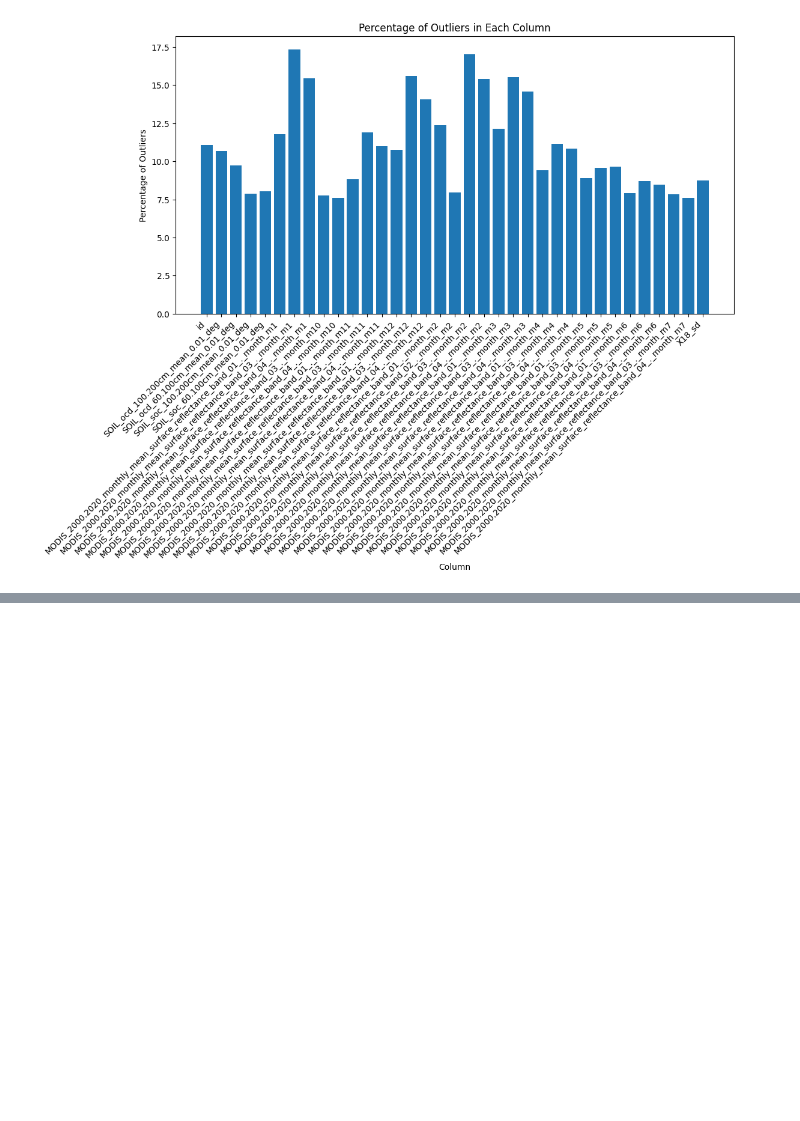
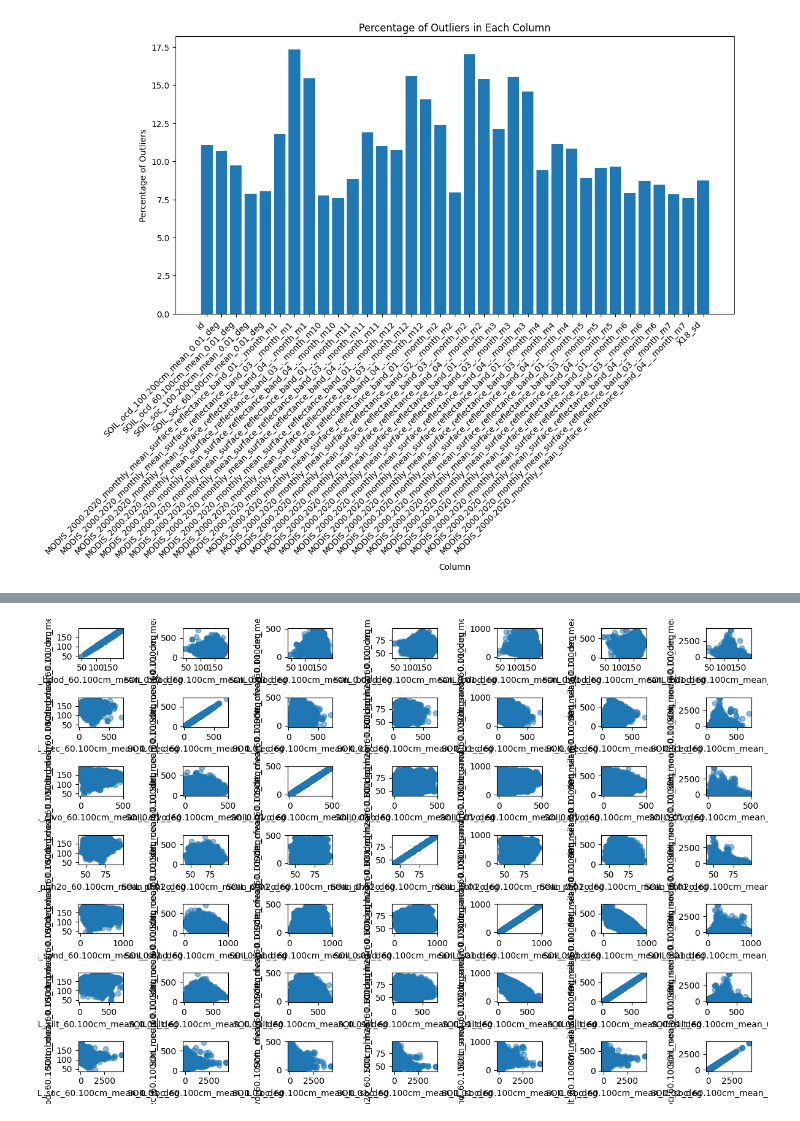
Before and after one commit to BEMiklos/PlantTraits2024, a Jupyter notebook: Dataprep/dataprep.ipynb, the cells around one changed output, grey strips where cells are left out. Saved outputs shown, nothing was run; the diff lists cells and outputs as text; code cells hidden in the pictures; blank space fills up the shorter version.

```diff
--- a/Dataprep/dataprep.ipynb
+++ b/Dataprep/dataprep.ipynb
@@ -164,0 +201,21 @@ TypeError: _parse_args() missing 1 required positional argument: 'a'
+# %%
+# Specify the columns for joint distribution
+columns_for_joint_distribution = [
+    'SOIL_bdod_60.100cm_mean_0.01_deg','SOIL_cec_60.100cm_mean_0.01_deg', 'SOIL_cfvo_60.100cm_mean_0.01_deg',
+    #'SOIL_clay_60.100cm_mean_0.01_deg', 'SOIL_nitrogen_60.100cm_mean_0.01_deg', 'SOIL_ocd_60.100cm_mean_0.01_deg',
+    'SOIL_phh2o_60.100cm_mean_0.01_deg', 'SOIL_sand_60.100cm_mean_0.01_deg','SOIL_silt_60.100cm_mean_0.01_deg',
+    'SOIL_soc_60.100cm_mean_0.01_deg'
+]
+
+# Plot joint distributions using scatter plots
+plt.figure(figsize=(12, 8))
+for i, column1 in enumerate(columns_for_joint_distribution):
+    for j, column2 in enumerate(columns_for_joint_distribution):
+        plt.subplot(len(columns_for_joint_distribution), len(columns_for_joint_distribution), i * len(columns_for_joint_distribution) + j + 1)
+        plt.scatter(train_df[column1], train_df[column2], alpha=0.5)
+        plt.xlabel(column1)
+        plt.ylabel(column2)
+plt.tight_layout()
+plt.show()
+# %% [output]
+[figure, added]
```
Also changed, not shown: parts of 4 cells of this notebook.
